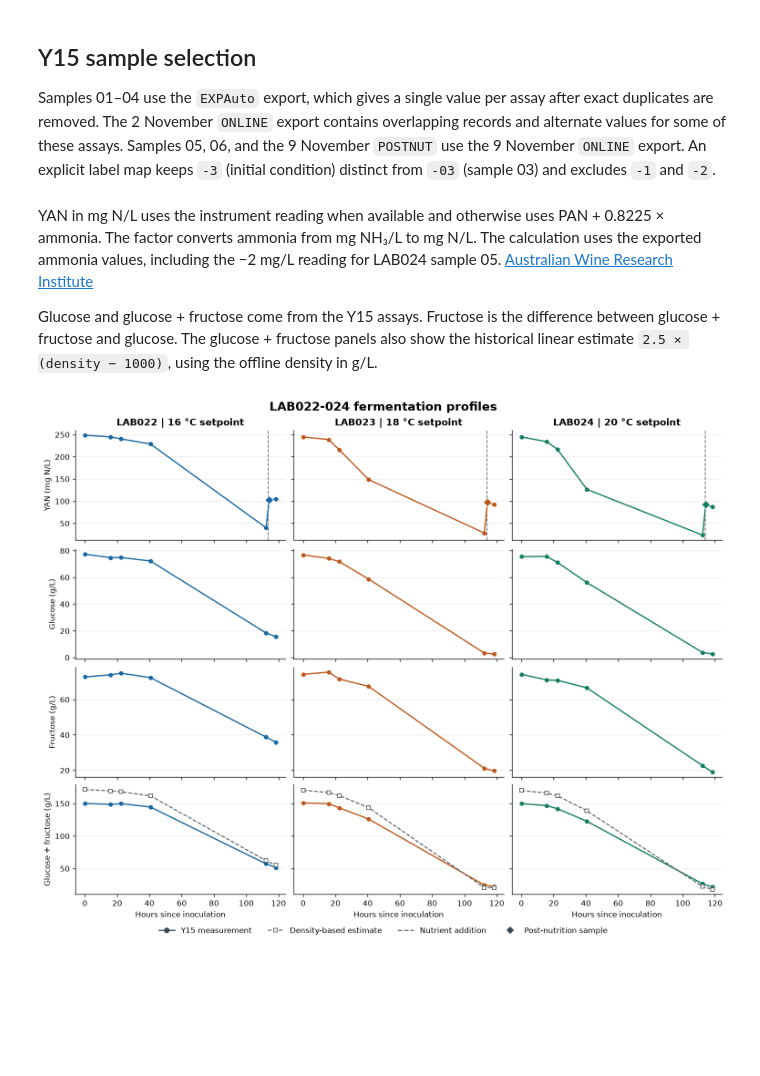
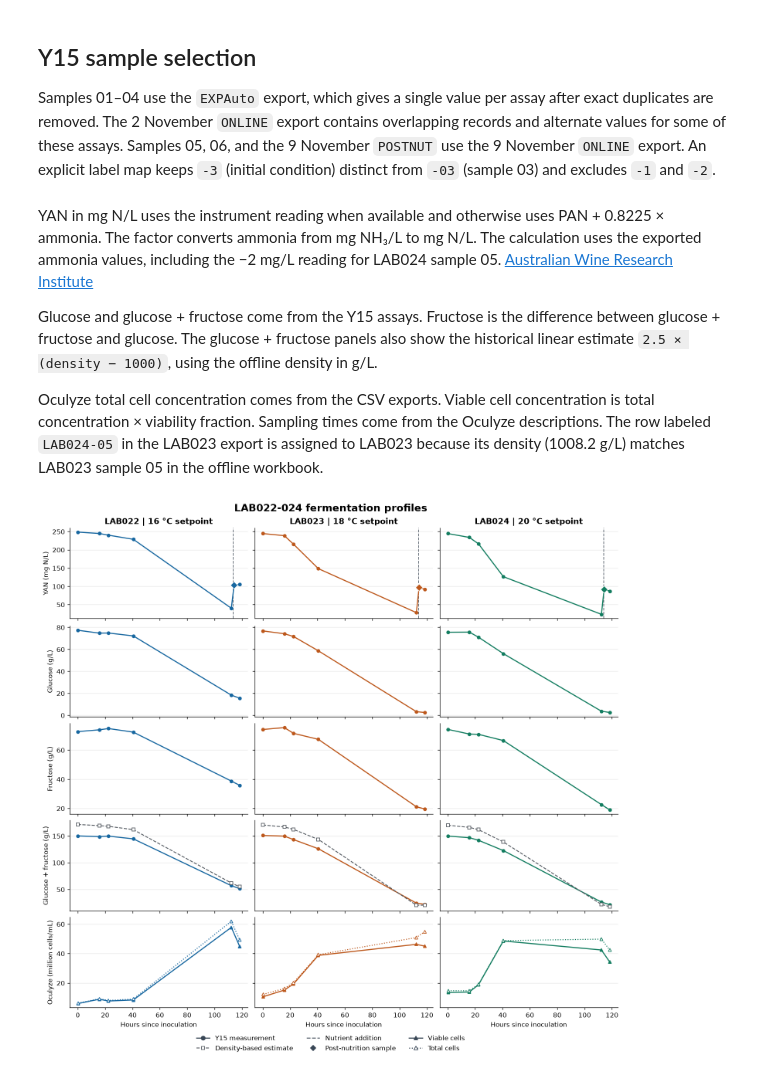
Before and after one commit to crodv/wine-fermentation, a Jupyter notebook: notebooks/preparing_data/lab022_024_data.executed.ipynb, the cells around one changed output. Drawn from its saved outputs; the diff is of its cells as text; code cells hidden in the pictures; blank space fills up the shorter version.

```diff
--- a/notebooks/preparing_data/lab022_024_data.executed.ipynb
+++ b/notebooks/preparing_data/lab022_024_data.executed.ipynb
@@ -117,12 +147,15 @@ assert chemistry.loc[chemistry['sample'].eq('POSTNUT'), 'YAN'].notna().all()
 YAN in mg N/L uses the instrument reading when available and otherwise uses PAN + 0.8225 × ammonia. The factor converts ammonia from mg NH₃/L to mg N/L. The calculation uses the exported ammonia values, including the −2 mg/L reading for LAB024 sample 05. [Australian Wine Research Institute](https://www.awri.com.au/industry_support/winemaking_resources/yan/)
 
 Glucose and glucose + fructose come from the Y15 assays. Fructose is the difference between glucose + fructose and glucose. The glucose + fructose panels also show the historical linear estimate `2.5 × (density − 1000)`, using the offline density in g/L.
+
+Oculyze total cell concentration comes from the CSV exports. Viable cell concentration is total concentration × viability fraction. Sampling times come from the Oculyze descriptions. The row labeled `LAB024-05` in the LAB023 export is assigned to LAB023 because its density (1008.2 g/L) matches LAB023 sample 05 in the offline workbook.
 # %%
 panels = [
-    ('YAN for plot', 'YAN (mg N/L)'),
-    ('GLUCOSE-320', 'Glucose (g/L)'),
-    ('Fructose (derived)', 'Fructose (g/L)'),
-    ('GLU-FRU-320', 'Glucose + fructose (g/L)'),
+    (chemistry, 'YAN for plot', 'YAN (mg N/L)'),
+    (chemistry, 'GLUCOSE-320', 'Glucose (g/L)'),
+    (chemistry, 'Fructose (derived)', 'Fructose (g/L)'),
+    (chemistry, 'GLU-FRU-320', 'Glucose + fructose (g/L)'),
+    (oculyze, 'Viable concentration', 'Oculyze (million cells/mL)'),
 ]
 colors = ['#1767A0', '#BD581C', '#137D60']
 nutrition_hours = (nutrition - inoculation).dt.total_seconds() / 3600
@@ -132,45 +165,53 @@ density_style = dict(color='#555B62', marker='s', markerfacecolor='white',
                      linestyle='--', linewidth=1.3, markersize=4.5)
 
 fig, axes = plt.subplots(
-    len(panels), len(labs), figsize=(12, 9.5), dpi=125,
+    len(panels), len(labs), figsize=(12, 11.5), dpi=125,
     sharex=True, sharey='row', layout='constrained',
 )
 
-for row, (column, label) in enumerate(panels):
+for row, (frame, column, label) in enumerate(panels):
     axes[row, 0].set_ylabel(label)
     for col, (lab, color) in enumerate(zip(labs, colors)):
         ax = axes[row, col]
-        data = chemistry.loc[chemistry['lab'].eq(lab)].dropna(subset=column)
-        ax.plot(data['hours'], data[column], color=color, marker='o',
+        data = frame.loc[frame['lab'].eq(lab)].dropna(subset=column)
+        marker = '^' if frame is oculyze else 'o'
+        ax.plot(data['hours'], data[column], color=color, marker=marker,
                 markersize=4.5, linewidth=1.6, zorder=3)
         if row == 0:
             setpoint = experiments.at[lab, 'Temperatura_SP_C']
             ax.set_title(f'{lab} | {setpoint:g} °C setpoint', fontweight='bold')
             ax.axvline(nutrition_hours[lab], color='#646D77', linestyle='--', linewidth=1.1)
             post = data.loc[data['sample'].eq('POSTNUT')]
             ax.scatter(post['hours'], post[column], color=color, marker='D', s=58,
                        edgecolor='white', linewidth=0.8, zorder=4)
-        if row == len(panels) - 1:
+        if column == 'GLU-FRU-320':
             estimate = density.loc[density['lab'].eq(lab)]
             ax.plot(estimate['hours'], estimate['Glucose + fructose (estimated)'],
                     **density_style, zorder=4)
+        if frame is oculyze:
+            ax.plot(data['hours'], data['Concentration'], color=color, marker='^',
+                    markerfacecolor='white', linestyle=':', linewidth=1.4,
+                    markersize=5, zorder=4)
             ax.set_xlabel('Hours since inoculation')
         ax.grid(axis='y', alpha=0.25)
         ax.set_axisbelow(True)
         ax.spines[['top', 'right']].set_visible(False)
 
 axes[-1, 0].set_xticks(range(0, 121, 20))
 fig.suptitle('LAB022-024 fermentation profiles', fontweight='bold', fontsize=15)
 fig.legend(
     handles=[
         Line2D([], [], color='#394756', marker='o', label='Y15 measurement'),
         Line2D([], [], **density_style, label='Density-based estimate'),
         Line2D([], [], color='#646D77', linestyle='--', label='Nutrient addition'),
         Line2D([], [], color='#394756', marker='D', linestyle='None',
                label='Post-nutrition sample'),
+        Line2D([], [], color='#394756', marker='^', label='Viable cells'),
+        Line2D([], [], color='#394756', marker='^', markerfacecolor='white',
+               linestyle=':', label='Total cells'),
     ],
-    loc='outside lower center', ncols=4, frameon=False,
+    loc='outside lower center', ncols=3, frameon=False,
 )
 plt.show()
 # %% [output]
-[figure, old version]
+[figure, new version]
```
Also changed, not shown: parts of 2 cells of this notebook, 21 other files.
